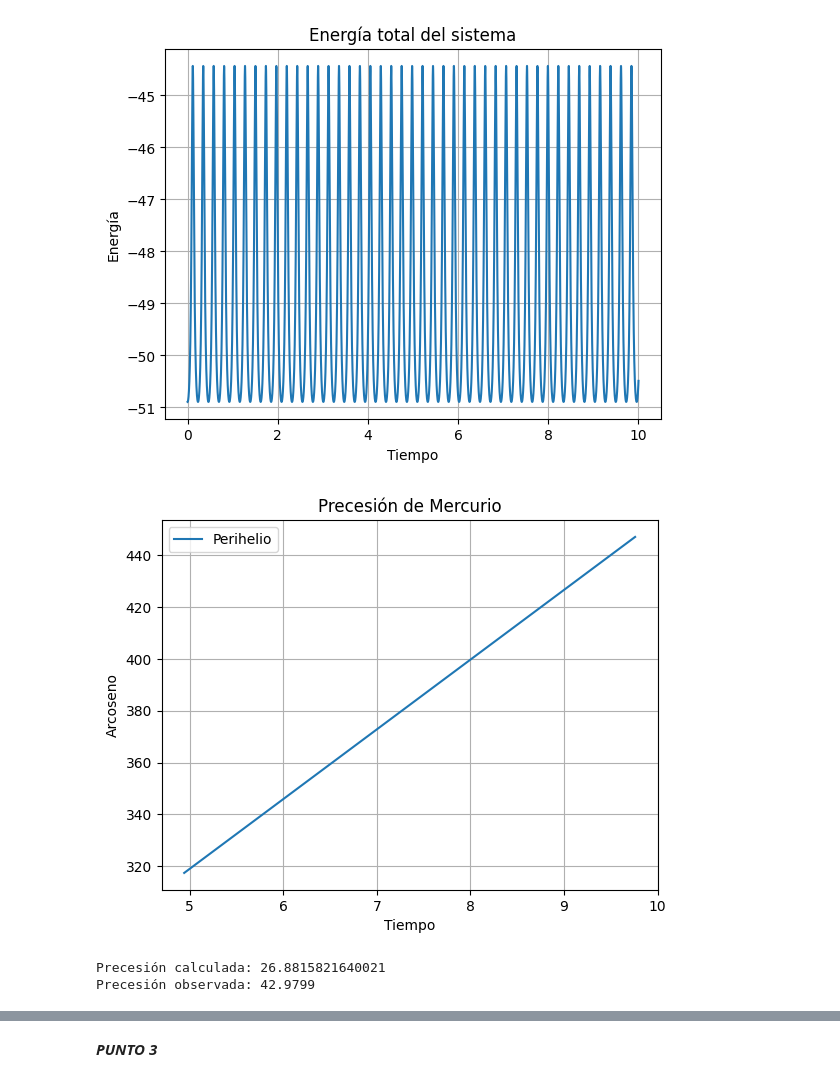
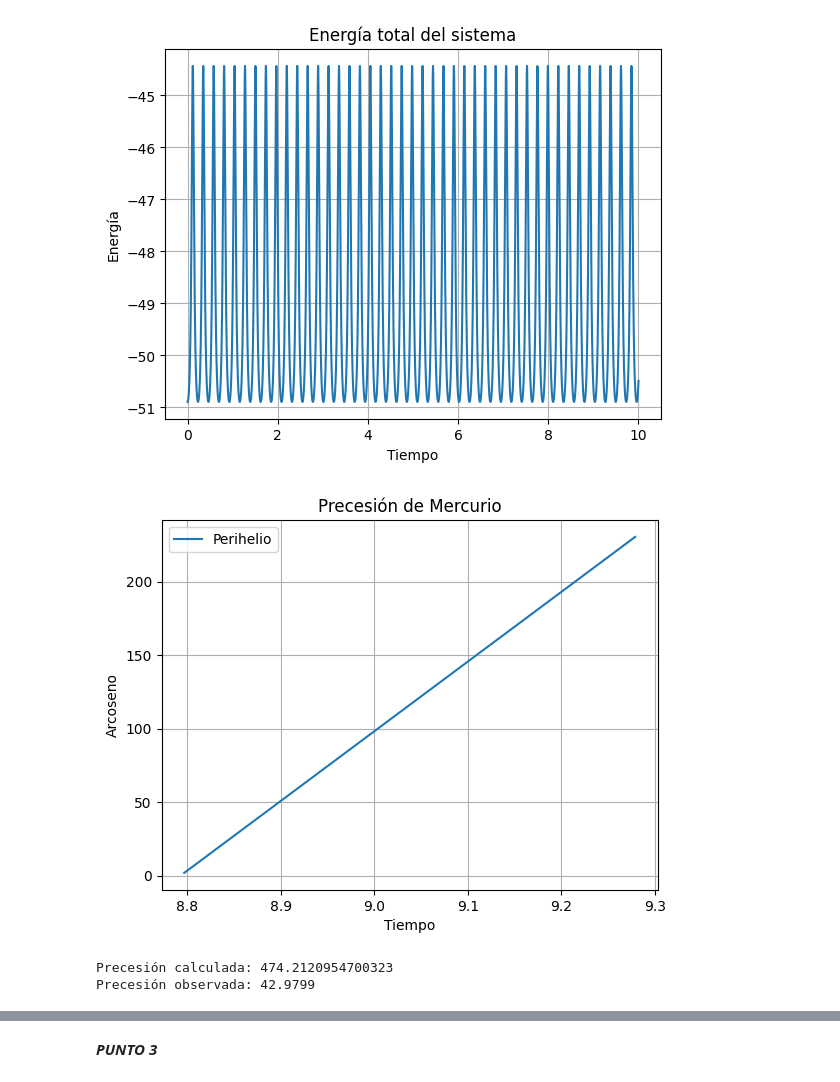
Before and after one commit to Metodos-Computacionales-2-2024-2/Taller1, a Jupyter notebook: Metodos_Computacionales_2_Taller_3_.ipynb, the cells around one changed output, grey strips where cells are left out. Drawn from its saved outputs; the diff is of its cells as text; code cells hidden in the pictures.

```diff
--- a/Metodos_Computacionales_2_Taller_3_.ipynb
+++ b/Metodos_Computacionales_2_Taller_3_.ipynb
@@ -225,7 +225,7 @@ y0 = [x0, y0, vx0, vy0]
 t_span = (0., 10.)
 t = np.linspace(0, 10, 10000) # Increased the time span to 100
 
-sol = solve_ivp(orbita_mercurio, t_span, y0, method='RK45', t_eval=t, max_step =10**(-2.151509))
+sol = solve_ivp(orbita_mercurio, t_span, y0, method='RK45', t_eval=t, max_step =10**(-3))
 
 x = sol.y[0]
 y = sol.y[1]
@@ -237,33 +237,33 @@ r_dot_v = x * vx + y * vy
 per_af = np.where(np.abs(r_dot_v) < 1e-3)[0]
 
 angulos = np.arctan2(y[per_af], x[per_af])
 grados = np.degrees(angulos)
 grados[grados < 0] += 360
 
 ang_per = grados[grados > 180] - 180
 ang_af = grados[grados <= 180]
 
 perihelio_arcsec = ang_per * 3600
 afelio_arcsec = ang_af * 3600
 
 perihelio_tiempo = sol.t[per_af[grados > 180]]
 afelio_tiempo = sol.t[per_af[grados <= 180]]
 
 plt.plot(perihelio_tiempo, perihelio_arcsec, label='Perihelio')
 plt.title('Precesión de Mercurio')
 plt.xlabel('Tiempo')
 plt.ylabel('Arcoseno')
 plt.grid(True)
 plt.legend()
 plt.show()
 
 precesion_per_s = np.polyfit(perihelio_tiempo, perihelio_arcsec, 1)[0]
 
 precesion_observada = 42.9799
 
 print(f"Precesión calculada: {precesion_per_s}")
 print(f"Precesión observada: {precesion_observada}")
 # %% [output]
-[figure, old version]
+[figure, new version]
-Precesión calculada: 26.8815821640021
+Precesión calculada: 474.2120954700323
 Precesión observada: 42.9799
```
Also changed, not shown: parts of 1 cell of this notebook.
